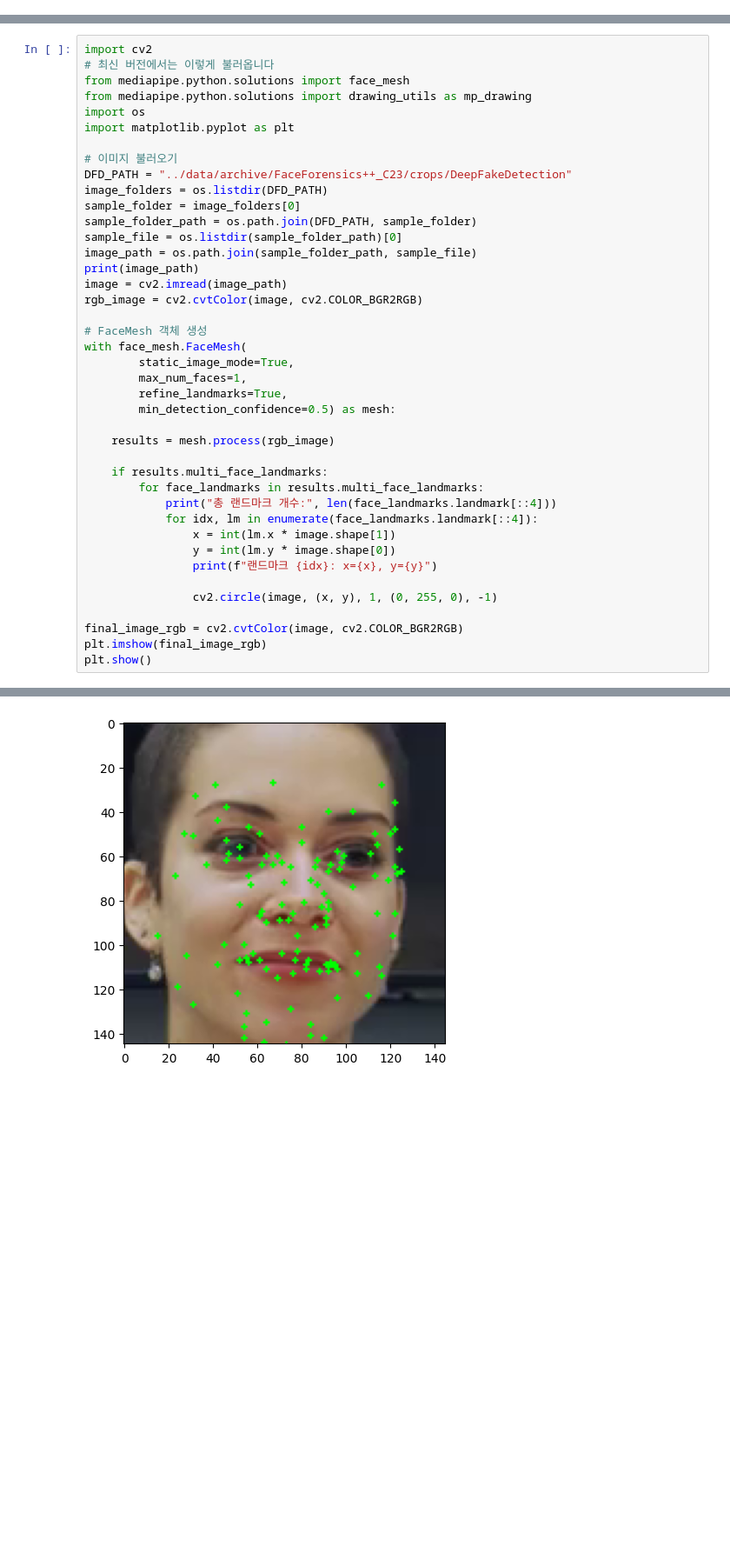
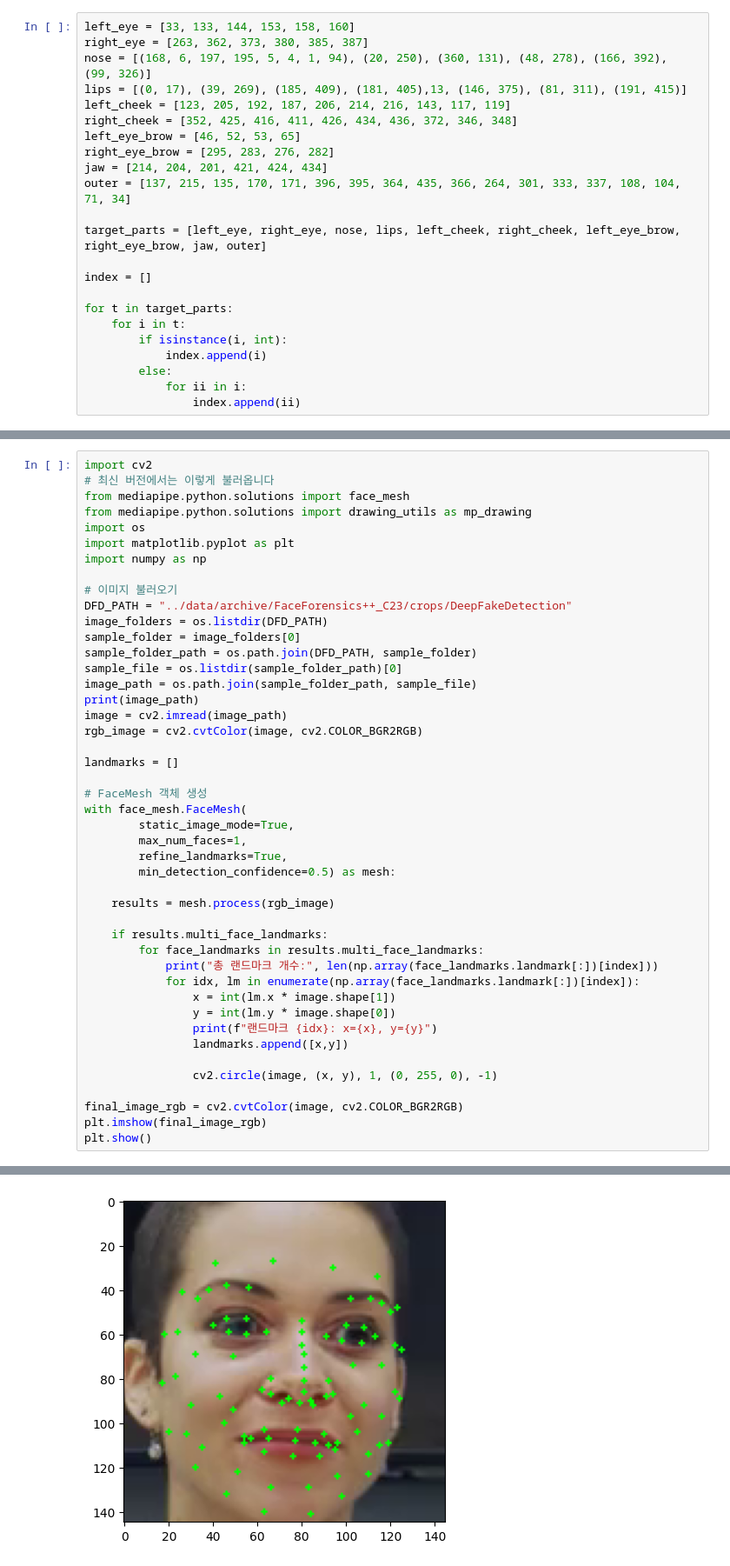
Before and after one commit to KyungMinseo1/deepfake_Efficient_ViT_RoI, a Jupyter notebook: notebooks/face_coordinates.ipynb, the cells around one changed output, grey strips where cells are left out. Shown: that part at 87% size. Cells and saved outputs as stored; diff of their text form; blank space fills up the shorter version.

```diff
--- a/notebooks/face_coordinates.ipynb
+++ b/notebooks/face_coordinates.ipynb
@@ -0,0 +1,23 @@
+# %%
+left_eye = [33, 133, 144, 153, 158, 160]
+right_eye = [263, 362, 373, 380, 385, 387]
+nose = [(168, 6, 197, 195, 5, 4, 1, 94), (20, 250), (360, 131), (48, 278), (166, 392), (99, 326)]
+lips = [(0, 17), (39, 269), (185, 409), (181, 405),13, (146, 375), (81, 311), (191, 415)]
+left_cheek = [123, 205, 192, 187, 206, 214, 216, 143, 117, 119]
+right_cheek = [352, 425, 416, 411, 426, 434, 436, 372, 346, 348]
+left_eye_brow = [46, 52, 53, 65]
+right_eye_brow = [295, 283, 276, 282]
+jaw = [214, 204, 201, 421, 424, 434]
+outer = [137, 215, 135, 170, 171, 396, 395, 364, 435, 366, 264, 301, 333, 337, 108, 104, 71, 34]
+
+target_parts = [left_eye, right_eye, nose, lips, left_cheek, right_cheek, left_eye_brow, right_eye_brow, jaw, outer]
+
+index = []
+
+for t in target_parts:
+    for i in t:
+        if isinstance(i, int):
+            index.append(i)
+        else:
+            for ii in i:
+                index.append(ii)
@@ -5,6 +36,7 @@ from mediapipe.python.solutions import face_mesh
 from mediapipe.python.solutions import drawing_utils as mp_drawing
 import os
 import matplotlib.pyplot as plt
+import numpy as np
 
 # 이미지 불러오기
 DFD_PATH = "../data/archive/FaceForensics++_C23/crops/DeepFakeDetection"
@@ -17,6 +49,8 @@ print(image_path)
 image = cv2.imread(image_path)
 rgb_image = cv2.cvtColor(image, cv2.COLOR_BGR2RGB)
 
+landmarks = []
+
 # FaceMesh 객체 생성
 with face_mesh.FaceMesh(
         static_image_mode=True,
@@ -28,11 +62,12 @@ with face_mesh.FaceMesh(
 
     if results.multi_face_landmarks:
         for face_landmarks in results.multi_face_landmarks:
-            print("총 랜드마크 개수:", len(face_landmarks.landmark[::4]))
-            for idx, lm in enumerate(face_landmarks.landmark[::4]):
+            print("총 랜드마크 개수:", len(np.array(face_landmarks.landmark[:])[index]))
+            for idx, lm in enumerate(np.array(face_landmarks.landmark[:])[index]):
                 x = int(lm.x * image.shape[1])
                 y = int(lm.y * image.shape[0])
                 print(f"랜드마크 {idx}: x={x}, y={y}")
+                landmarks.append([x,y])
 
                 cv2.circle(image, (x, y), 1, (0, 255, 0), -1)
 
@@ -60,2 +95,2 @@ plt.show()
-[figure, old version]
+[figure, new version]
 # %%
```
Also changed, not shown: parts of 5 cells of this notebook, 7 other files.
